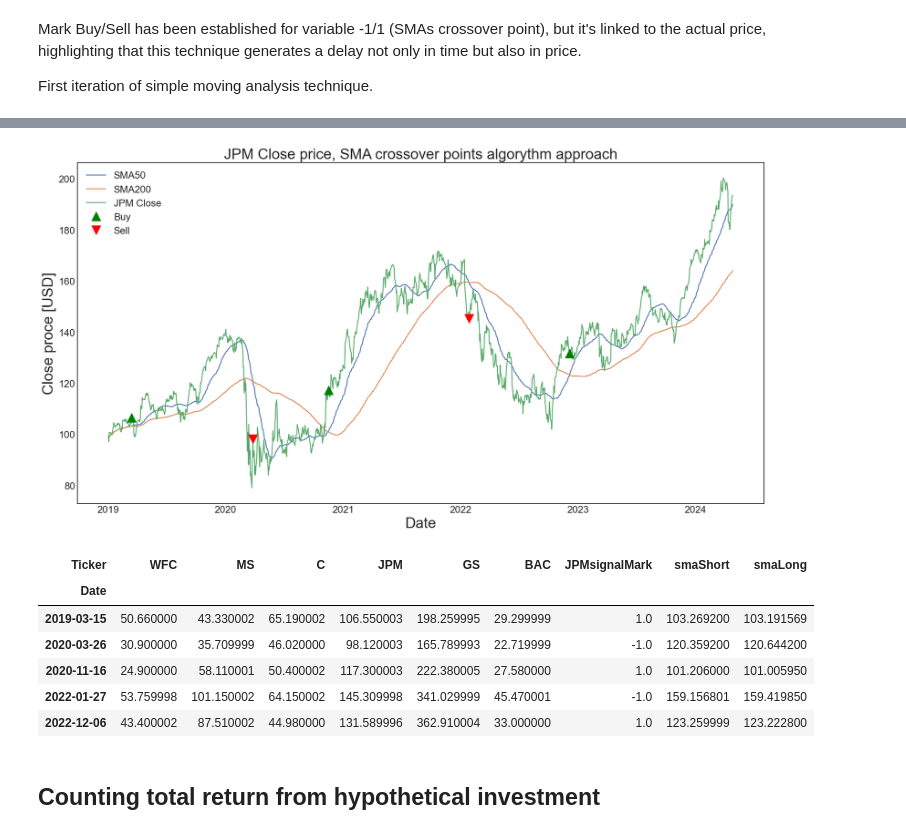
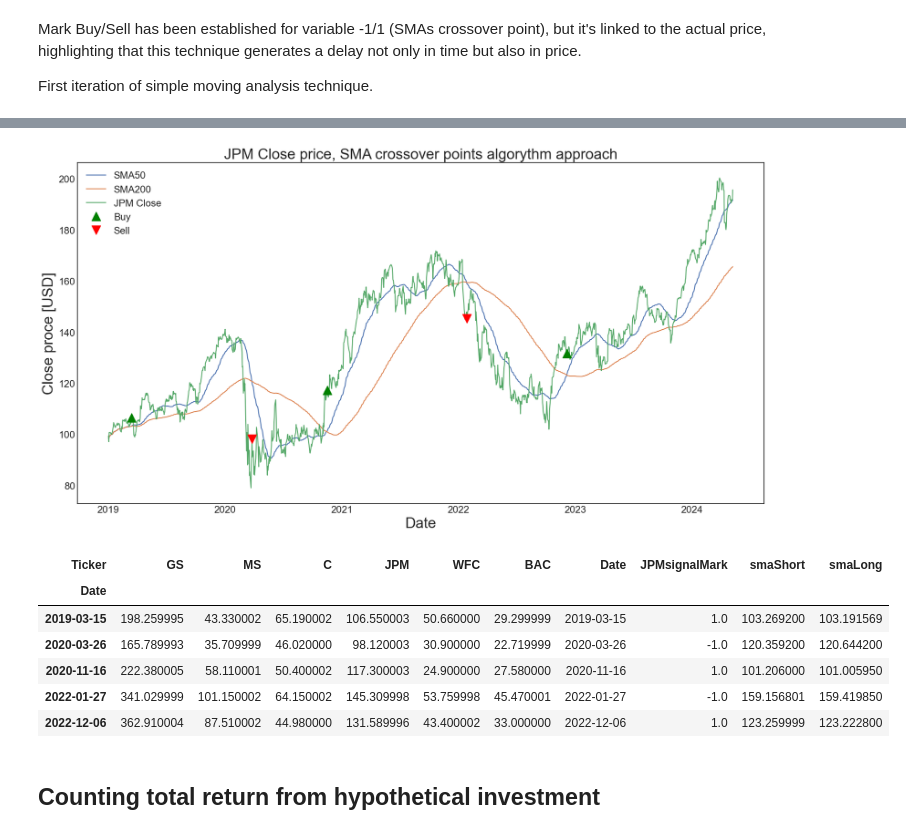
Before and after one commit to michaljaniga/DA-and-ML-jupyter-notebooks, a Jupyter notebook: financial_eda_SMA_EMA_algo_trade.ipynb, the cells around one changed output, grey strips where cells are left out. Saved outputs shown, nothing was run; the diff lists cells and outputs as text; code cells hidden in the pictures.

```diff
--- a/financial_eda_SMA_EMA_algo_trade.ipynb
+++ b/financial_eda_SMA_EMA_algo_trade.ipynb
@@ -236,22 +235,23 @@ In the practical application of two moving averages, we are interested in the si
 
 Buy = 1, Sell = -1, Hold = 0
 # %%
-dfClose = dfClose.copy()
+dfCloseSMA = dfClose.copy()
+dfCloseSMA['Date'] = dfCloseSMA.index
 
-dfClose['JPMsignalMark'] = 0
+dfCloseSMA['JPMsignalMark'] = 0
 
-dfClose['smaShort'] = dfClose['JPM'].rolling(window=shortWindow, min_periods=1).mean()
-dfClose['smaLong'] = dfClose['JPM'].rolling(window=longWindow, min_periods=1).mean()
+dfCloseSMA['smaShort'] = dfCloseSMA['JPM'].rolling(window=shortWindow, min_periods=1).mean()
+dfCloseSMA['smaLong'] = dfCloseSMA['JPM'].rolling(window=longWindow, min_periods=1).mean()
 
 # NumPy.where(): if True return 1 or -1; if False return 0
 # Find the periods in which the short average is greater than the long one.
 
-dfClose['JPMsignalMark'] = np.where(dfClose['smaShort'] > dfClose['smaLong'], 1, 0)
+dfCloseSMA['JPMsignalMark'] = np.where(dfCloseSMA['smaShort'] > dfCloseSMA['smaLong'], 1, 0)
 
 # NumPy.diff(): the first difference is given by out[i] = a[i+1] - a[i] along the given axis
 # Find a trading signal
 
-dfClose['JPMsignalMark'] = dfClose['JPMsignalMark'].diff()
+dfCloseSMA['JPMsignalMark'] = dfCloseSMA['JPMsignalMark'].diff()
 # %% [markdown]
 Mark Buy/Sell has been established for variable -1/1 (SMAs crossover point), but it's linked to the actual price, highlighting that this technique generates a delay not only in time but also in price.
 
@@ -281,30 +281,30 @@ plt.style.use('seaborn-v0_8-white')
 # %%
 plt.figure(figsize=(20,10))
 
-plt.plot(dfClose.index, dfClose['smaShort'],label=shortWindowLabel)
-plt.plot(dfClose.index, dfClose['smaLong'],label=longWindowLabel)
-plt.plot(dfClose.index, dfClose['JPM'],label='JPM Close')
+plt.plot(dfCloseSMA.index, dfCloseSMA['smaShort'],label=shortWindowLabel)
+plt.plot(dfCloseSMA.index, dfCloseSMA['smaLong'],label=longWindowLabel)
+plt.plot(dfCloseSMA.index, dfCloseSMA['JPM'],label='JPM Close')
 
-plt.plot(dfClose.loc[dfClose['JPMsignalMark'] == 1].index, dfClose['JPM'].loc[dfClose['JPMsignalMark'] == 1], '^', color='green', markersize=15, label='Buy', lw=6)
-plt.plot(dfClose.loc[dfClose['JPMsignalMark'] == -1].index, dfClose['JPM'].loc[dfClose['JPMsignalMark'] == -1], 'v', color='red', markersize=15, label='Sell', lw=6)
+plt.plot(dfCloseSMA.loc[dfCloseSMA['JPMsignalMark'] == 1].index, dfCloseSMA['JPM'].loc[dfCloseSMA['JPMsignalMark'] == 1], '^', color='green', markersize=15, label='Buy', lw=6)
+plt.plot(dfCloseSMA.loc[dfCloseSMA['JPMsignalMark'] == -1].index, dfCloseSMA['JPM'].loc[dfCloseSMA['JPMsignalMark'] == -1], 'v', color='red', markersize=15, label='Sell', lw=6)
 
 plt.title('JPM Close price, SMA crossover points algorythm approach', fontsize=24)
 plt.xlabel('Date', fontsize=24)
 plt.ylabel('Close proce [USD]', fontsize=24)
 plt.tick_params(labelsize=16)
 plt.legend(loc='upper left', fontsize='16')
 plt.show()
 
-(dfClose.loc[(dfClose['JPMsignalMark'] == 1) | (dfClose['JPMsignalMark'] == -1)])
+(dfCloseSMA.loc[(dfCloseSMA['JPMsignalMark'] == 1) | (dfCloseSMA['JPMsignalMark'] == -1)])
 # %% [output]
 [figure]
-| Ticker | WFC | MS | C | JPM | GS | BAC | JPMsignalMark | smaShort | smaLong |
-| Date |  |  |  |  |  |  |  |  |  |
-| 2019-03-15 | 50.660000 | 43.330002 | 65.190002 | 106.550003 | 198.259995 | 29.299999 | 1.0 | 103.269200 | 103.191569 |
-| 2020-03-26 | 30.900000 | 35.709999 | 46.020000 | 98.120003 | 165.789993 | 22.719999 | -1.0 | 120.359200 | 120.644200 |
-| 2020-11-16 | 24.900000 | 58.110001 | 50.400002 | 117.300003 | 222.380005 | 27.580000 | 1.0 | 101.206000 | 101.005950 |
-| 2022-01-27 | 53.759998 | 101.150002 | 64.150002 | 145.309998 | 341.029999 | 45.470001 | -1.0 | 159.156801 | 159.419850 |
-| 2022-12-06 | 43.400002 | 87.510002 | 44.980000 | 131.589996 | 362.910004 | 33.000000 | 1.0 | 123.259999 | 123.222800 |
+| Ticker | GS | MS | C | JPM | WFC | BAC | Date | JPMsignalMark | smaShort | smaLong |
+| Date |  |  |  |  |  |  |  |  |  |  |
+| 2019-03-15 | 198.259995 | 43.330002 | 65.190002 | 106.550003 | 50.660000 | 29.299999 | 2019-03-15 | 1.0 | 103.269200 | 103.191569 |
+| 2020-03-26 | 165.789993 | 35.709999 | 46.020000 | 98.120003 | 30.900000 | 22.719999 | 2020-03-26 | -1.0 | 120.359200 | 120.644200 |
+| 2020-11-16 | 222.380005 | 58.110001 | 50.400002 | 117.300003 | 24.900000 | 27.580000 | 2020-11-16 | 1.0 | 101.206000 | 101.005950 |
+| 2022-01-27 | 341.029999 | 101.150002 | 64.150002 | 145.309998 | 53.759998 | 45.470001 | 2022-01-27 | -1.0 | 159.156801 | 159.419850 |
+| 2022-12-06 | 362.910004 | 87.510002 | 44.980000 | 131.589996 | 43.400002 | 33.000000 | 2022-12-06 | 1.0 | 123.259999 | 123.222800 |
 # %% [markdown]
 ## Counting total return from hypothetical investment
 # %%
```
Also changed, not shown: parts of 26 cells of this notebook, 1 other file.
